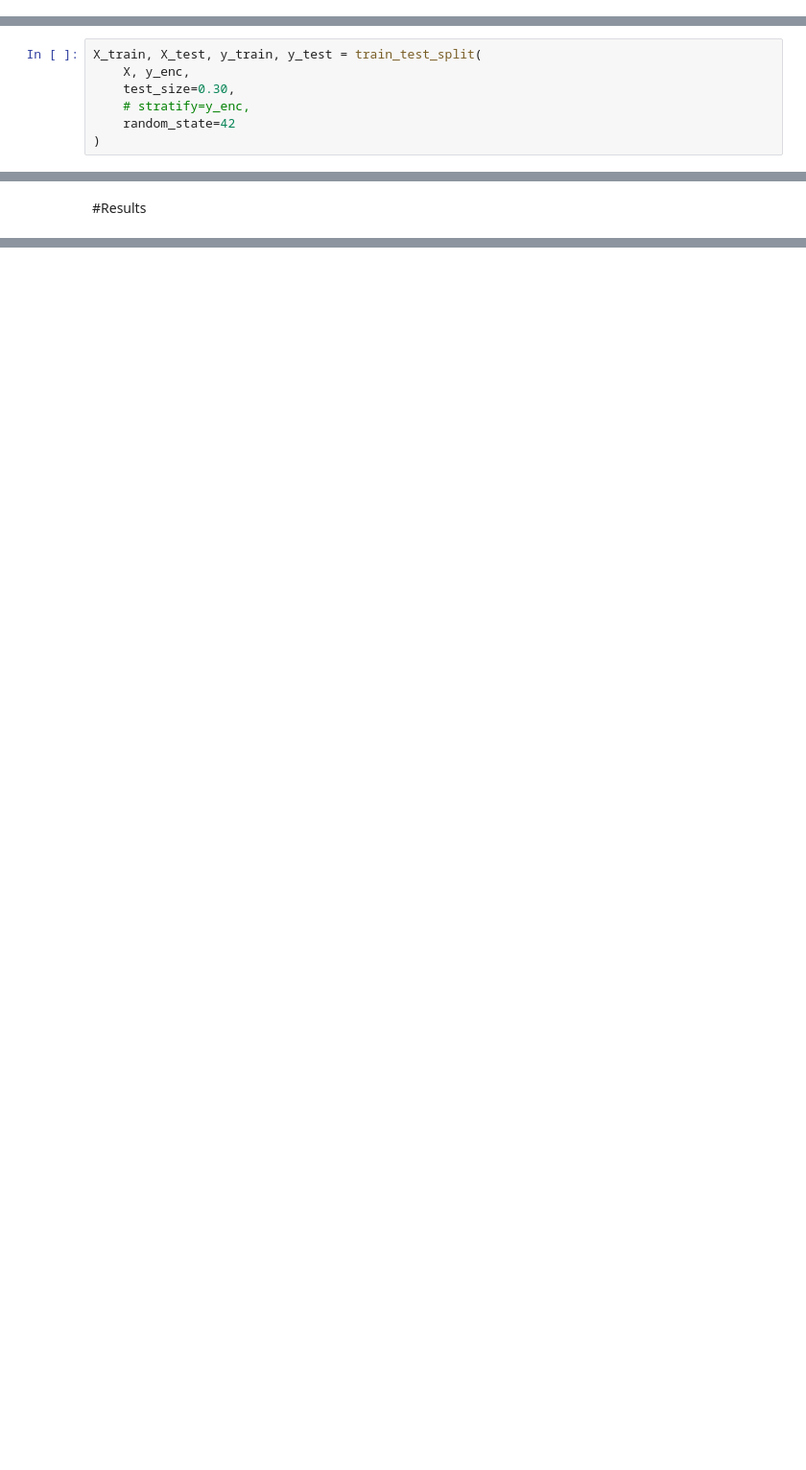
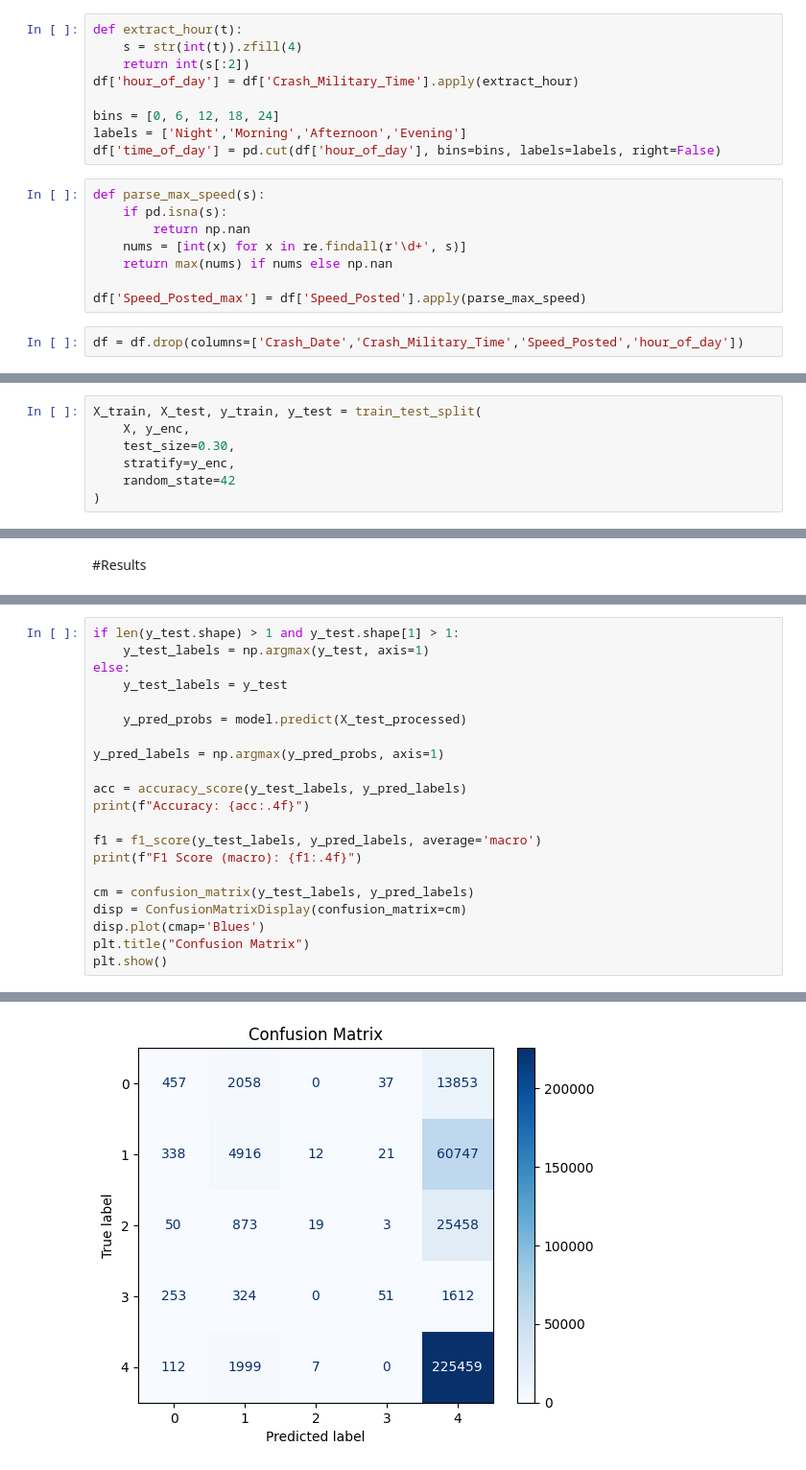
Before and after one commit to benyyeh/CS4774_final_project, a Jupyter notebook: Models/Neural_Network.ipynb, the cells around one changed output, grey strips where cells are left out. Shown: that part at 96% size. Saved outputs shown, nothing was run; the diff lists cells and outputs as text; blank space fills up the shorter version.

```diff
--- a/Models/Neural_Network.ipynb
+++ b/Models/Neural_Network.ipynb
@@ -59,3 +73,22 @@ df.shape
+# %%
+def extract_hour(t):
+    s = str(int(t)).zfill(4)
+    return int(s[:2])
+df['hour_of_day'] = df['Crash_Military_Time'].apply(extract_hour)
+
+bins = [0, 6, 12, 18, 24]
+labels = ['Night','Morning','Afternoon','Evening']
+df['time_of_day'] = pd.cut(df['hour_of_day'], bins=bins, labels=labels, right=False)
+# %%
+def parse_max_speed(s):
+    if pd.isna(s):
+        return np.nan
+    nums = [int(x) for x in re.findall(r'\d+', s)]
+    return max(nums) if nums else np.nan
+
+df['Speed_Posted_max'] = df['Speed_Posted'].apply(parse_max_speed)
+# %%
+df = df.drop(columns=['Crash_Date','Crash_Military_Time','Speed_Posted','hour_of_day'])
 # %%
 X = df.drop(columns=['Crash_Severity'])
 y = df['Crash_Severity']
@@ -68,7 +103,7 @@ print(y_enc)
 X_train, X_test, y_train, y_test = train_test_split(
     X, y_enc,
     test_size=0.30,
-    # stratify=y_enc,
+    stratify=y_enc,
     random_state=42
 )
 # %%
@@ -138,0 +210,22 @@ plt.show()
+# %%
+if len(y_test.shape) > 1 and y_test.shape[1] > 1:
+    y_test_labels = np.argmax(y_test, axis=1)
+else:
+    y_test_labels = y_test
+
+    y_pred_probs = model.predict(X_test_processed)
+
+y_pred_labels = np.argmax(y_pred_probs, axis=1)
+
+acc = accuracy_score(y_test_labels, y_pred_labels)
+print(f"Accuracy: {acc:.4f}")
+
+f1 = f1_score(y_test_labels, y_pred_labels, average='macro')
+print(f"F1 Score (macro): {f1:.4f}")
+
+cm = confusion_matrix(y_test_labels, y_pred_labels)
+disp = ConfusionMatrixDisplay(confusion_matrix=cm)
+disp.plot(cmap='Blues')
+plt.title("Confusion Matrix")
+plt.show()
+# %% [output]
@@ -138,0 +235 @@ plt.show()
+[figure, added]
```
Also changed, not shown: parts of 10 cells of this notebook.
